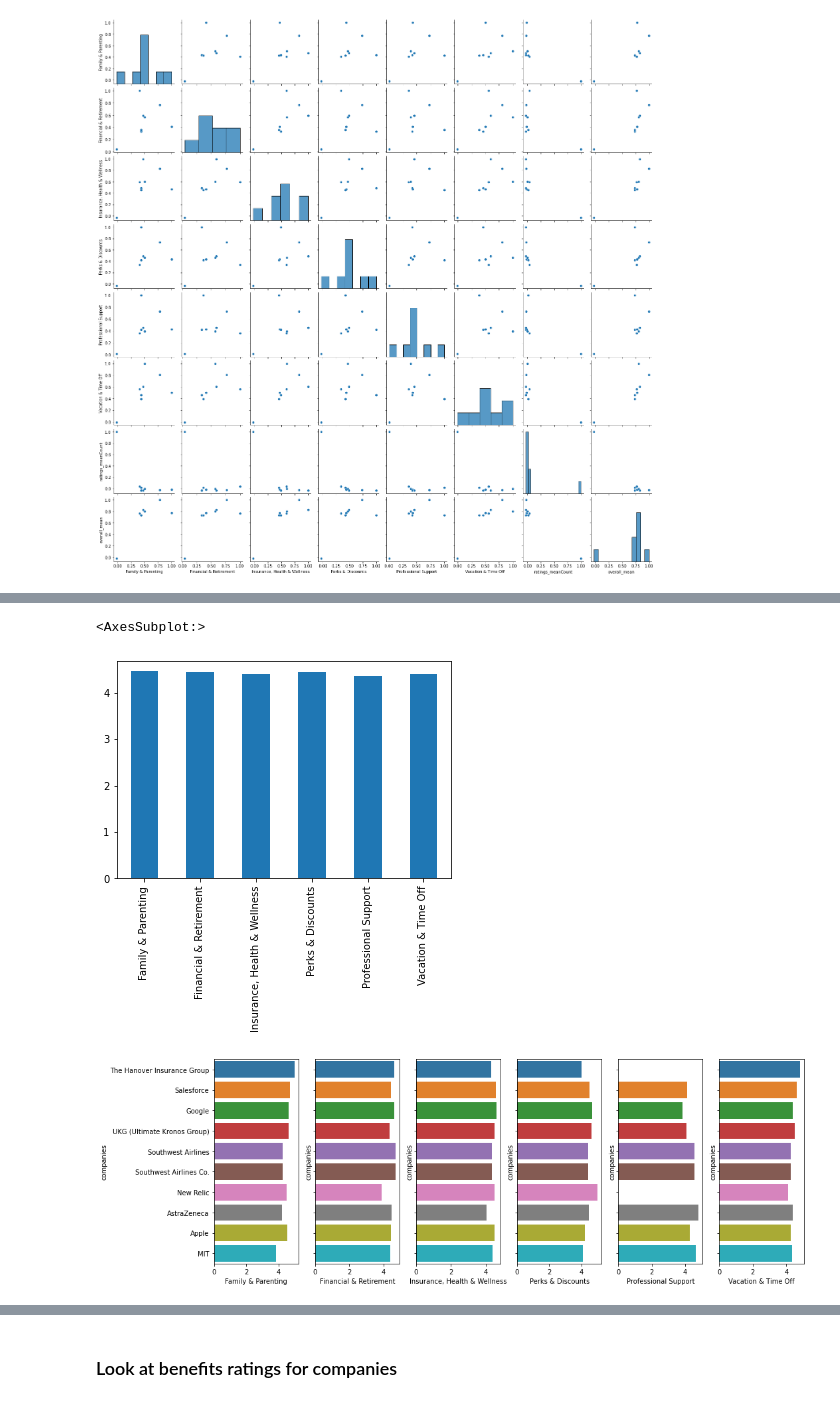
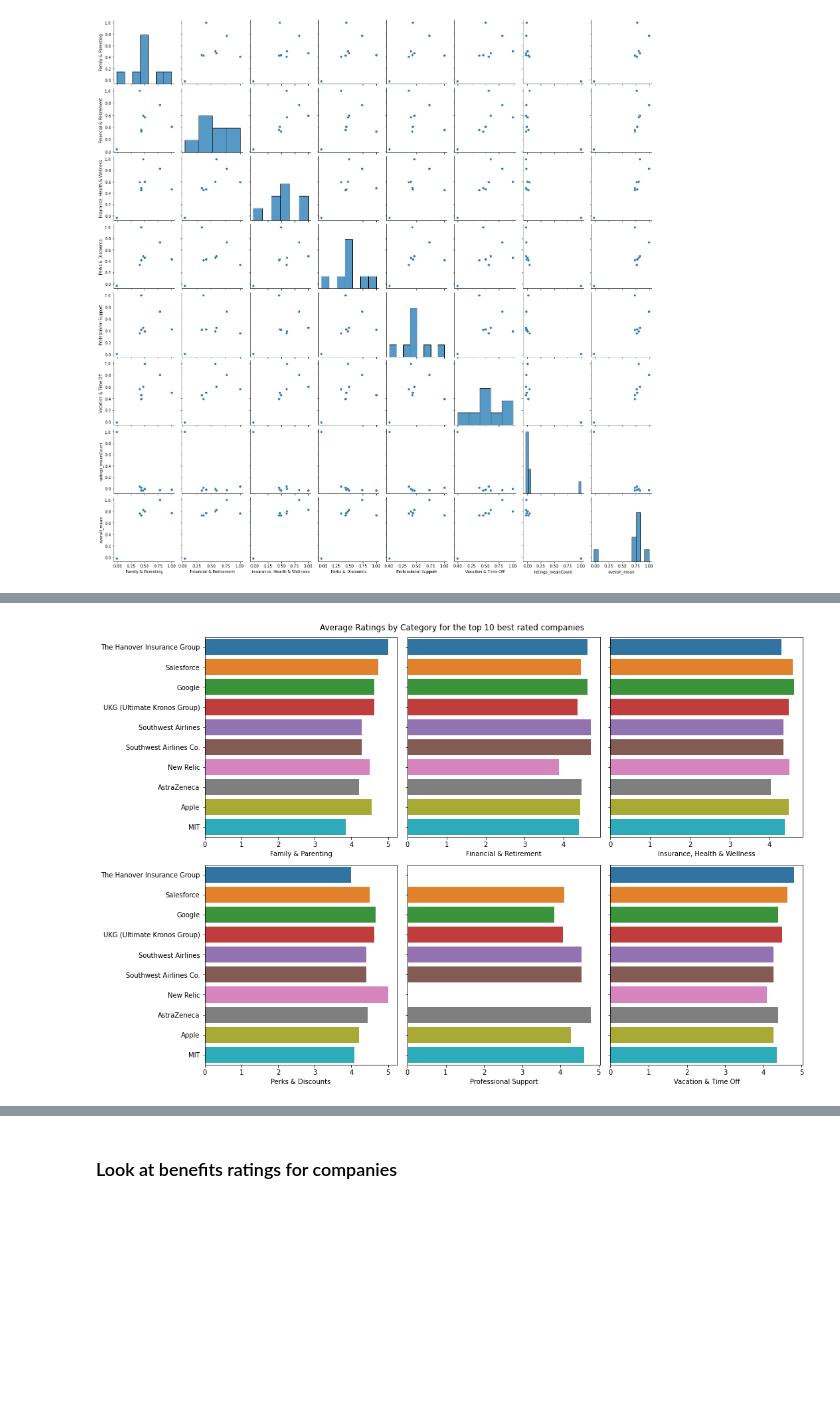
Before and after one commit to molieriAC/DSTools1_FinalProject, a Jupyter notebook: IndeedGlassdoorData.ipynb, the cells around one changed output, grey strips where cells are left out. Drawn from its saved outputs; the diff is of its cells as text; code cells hidden in the pictures; blank space fills up the shorter version.

Commit message:
Merged feature engieneering and cleaning from indeed into single notebook. Added viz for glassdoor and combined data.

```diff
--- a/IndeedGlassdoorData.ipynb
+++ b/IndeedGlassdoorData.ipynb
@@ -85,9 +194,14 @@ glassdoor_df.head()
 # %%
 # Get rid of text from ratings counts. The original parser wasn't made to handle language other than English
 glassdoor_df['count_of_ratings'] = glassdoor_df['count_of_ratings'].str.extract('(\d+)', expand=False)
+
+# change rating and count of ratings to numeric
+glassdoor_df['rating'] = glassdoor_df['rating'].astype(float)
+glassdoor_df['count_of_ratings'] = glassdoor_df['count_of_ratings'].astype(int)
 # %%
 # get overall benefits scores
-scaleScores = glassdoor_df.groupby(['companies', 'new_type']).apply(lambda x: (x["rating"].astype(float)* x["count_of_ratings"].astype(int)).sum() / x["count_of_ratings"].astype(int).sum())
+
+scaleScores = glassdoor_df.groupby(['companies', 'new_type']).apply(lambda x: (x["rating"]* x["count_of_ratings"]).sum() / x["count_of_ratings"].sum())
 
 scaleScores.head(5)
 # %% [output]
@@ -100,7 +214,7 @@ companies        new_type
 dtype: float64
 # %%
 # get mean count of ratings
-countScore = glassdoor_df.groupby(['companies']).apply(lambda x: (x["count_of_ratings"].astype(int)).mean())
+countScore = glassdoor_df.groupby(['companies']).apply(lambda x: (x["count_of_ratings"]).mean())
 
 countScore.head(5)
 # %% [output]
@@ -182,26 +340,18 @@ mostRated
 | 189 | AstraZeneca | 4.206122 | 4.463235 | 4.035714 | 4.442857 | ... |
 | 160 | Apple | 4.555696 | 4.416726 | 4.486594 | 4.209366 | ... |
 | 1213 | MIT | 3.846429 | 4.390566 | 4.390977 | 4.087500 | ... |
-# %%
-# Which benefit categories have the highest ratings?
-mostRated[['Family & Parenting', 'Financial & Retirement', 'Insurance, Health & Wellness', 'Perks & Discounts', 'Professional Support', 'Vacation & Time Off']].mean().plot(kind='bar')
-
-# All categories tend towards high ratings
-# %% [output]
-<AxesSubplot:>
-[figure, removed]
 # %%
 # Best Ratings by Category for the top 10 best rated companies
-fig, ax = plt.subplots(ncols=6 , nrows=1, sharey=True, figsize=(15, 5))
-sns.barplot(data=mostRated, x='Family & Parenting', y='companies', ax=ax[0])
-sns.barplot(data=mostRated, x='Financial & Retirement', y='companies', ax=ax[1])
-sns.barplot(data=mostRated, x='Insurance, Health & Wellness', y='companies', ax=ax[2])
-sns.barplot(data=mostRated, x='Perks & Discounts', y='companies', ax=ax[3])
-sns.barplot(data=mostRated, x='Professional Support', y='companies', ax=ax[4])
-sns.barplot(data=mostRated, x='Vacation & Time Off', y='companies', ax=ax[5])
+fig, ax = plt.subplots(ncols=3 , nrows=2, sharey=True, figsize=(15, 10))
+sns.barplot(data=mostRated, x='Family & Parenting', y='companies', ax=ax[0,0]).set(ylabel=None)
+sns.barplot(data=mostRated, x='Financial & Retirement', y='companies', ax=ax[0,1]).set(ylabel=None)
+sns.barplot(data=mostRated, x='Insurance, Health & Wellness', y='companies', ax=ax[0,2]).set(ylabel=None)
+sns.barplot(data=mostRated, x='Perks & Discounts', y='companies', ax=ax[1,0]).set(ylabel=None)
+sns.barplot(data=mostRated, x='Professional Support', y='companies', ax=ax[1,1]).set(ylabel=None)
+sns.barplot(data=mostRated, x='Vacation & Time Off', y='companies', ax=ax[1,2]).set(ylabel=None)
+fig.suptitle('Average Ratings by Category for the top 10 best rated companies')
+
 plt.tight_layout()
 plt.show()
-
-# Put into a joined barchart, but at the domain level there are clear differences
 # %% [output]
-[figure, old version]
+[figure, new version]
```
Also changed, not shown: parts of 30 cells of this notebook.
